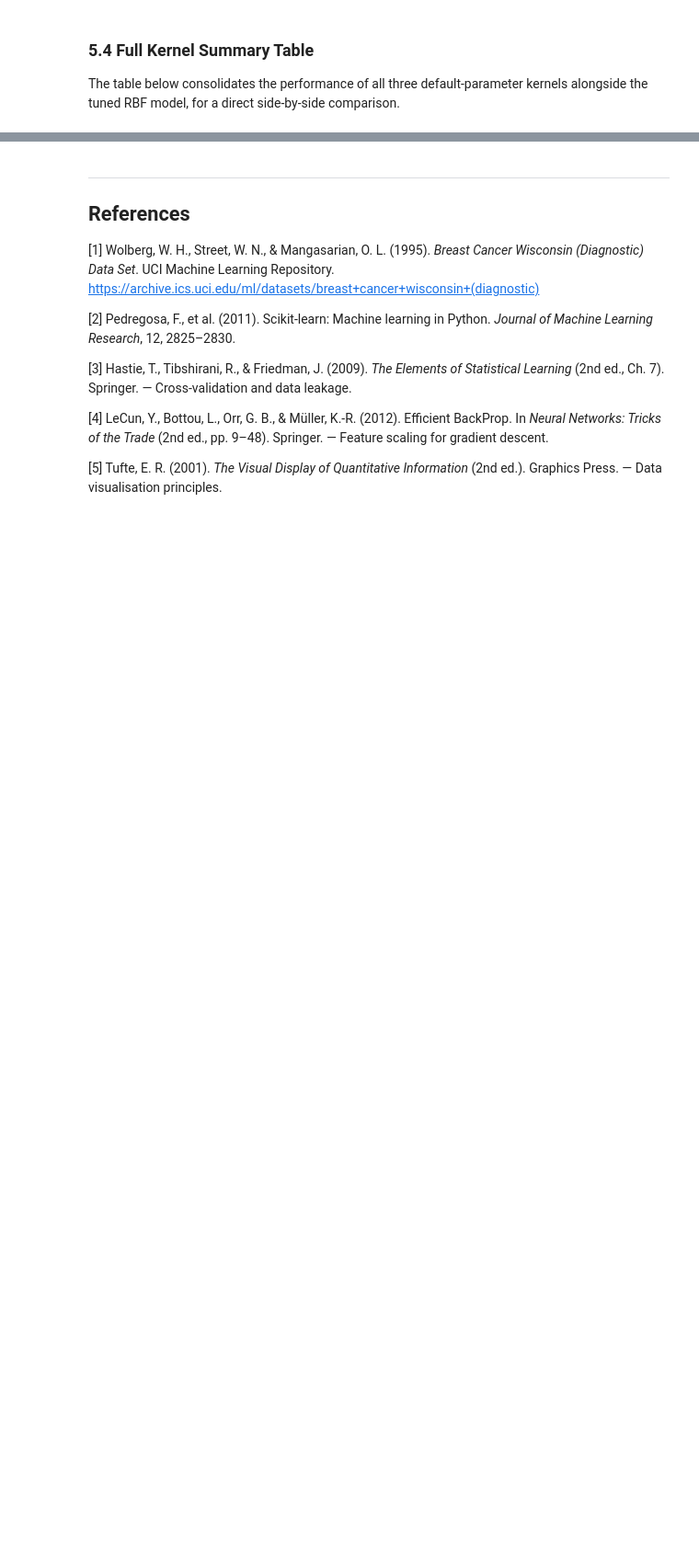
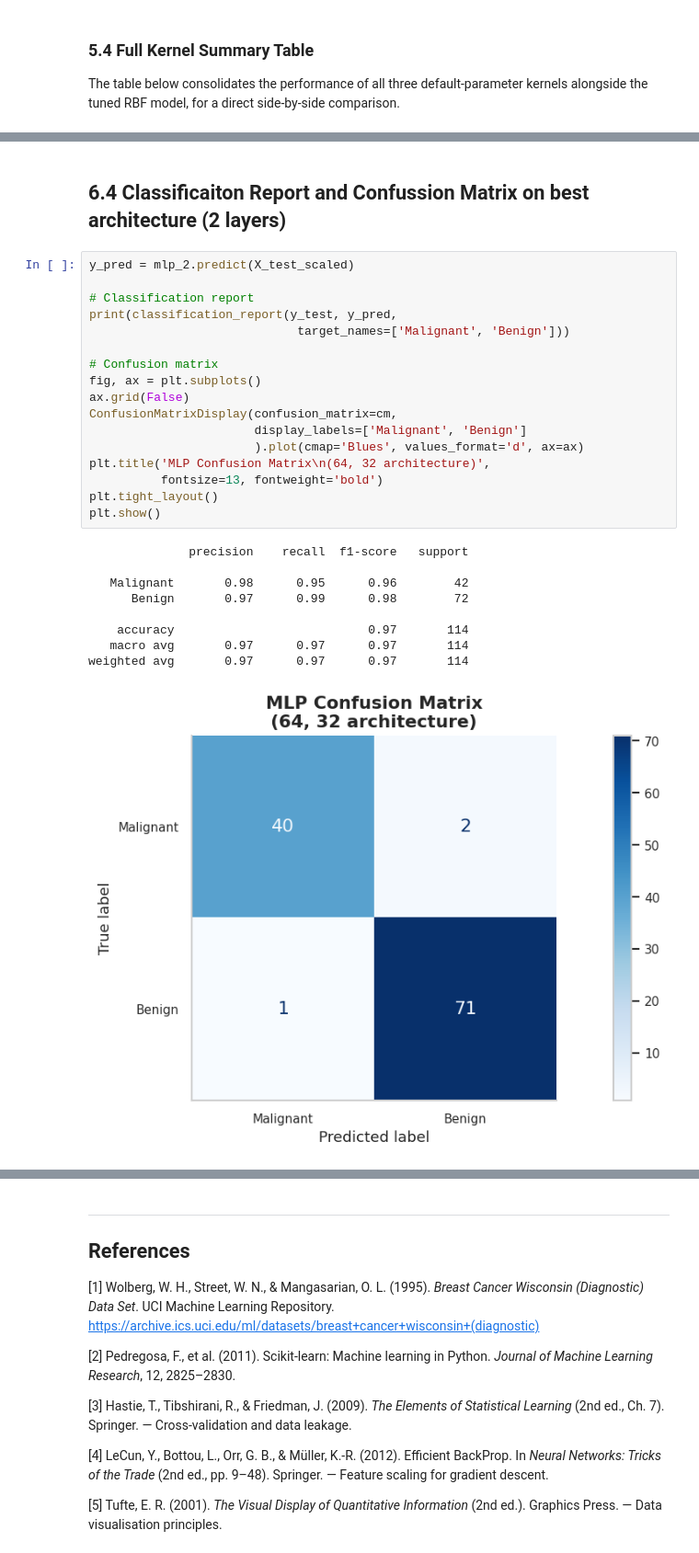
Before and after one commit to arriazuinigo/MACHINE_LEARNING, a Jupyter notebook: P2/jupyter_notebooks/Assignment2_ALL.ipynb, the cells around one changed output, grey strips where cells are left out. Shown at 92% size. Drawn from its saved outputs; the diff is of its cells as text; blank space fills up the shorter version.

```diff
--- a/P2/jupyter_notebooks/Assignment2_ALL.ipynb
+++ b/P2/jupyter_notebooks/Assignment2_ALL.ipynb
@@ -1555,0 +1726,29 @@ Full SVM summary (including tuned RBF):
+# %% [markdown]
+## 6.4 Classificaiton Report and Confussion Matrix on best architecture (2 layers)
+# %%
+y_pred = mlp_2.predict(X_test_scaled)
+
+# Classification report
+print(classification_report(y_test, y_pred,
+                             target_names=['Malignant', 'Benign']))
+
+# Confusion matrix
+fig, ax = plt.subplots()
+ax.grid(False)
+ConfusionMatrixDisplay(confusion_matrix=cm,
+                       display_labels=['Malignant', 'Benign']
+                       ).plot(cmap='Blues', values_format='d', ax=ax)
+plt.title('MLP Confusion Matrix\n(64, 32 architecture)',
+          fontsize=13, fontweight='bold')
+plt.tight_layout()
+plt.show()
+# %% [output]
+              precision    recall  f1-score   support
+
+   Malignant       0.98      0.95      0.96        42
+      Benign       0.97      0.99      0.98        72
+
+    accuracy                           0.97       114
+   macro avg       0.97      0.97      0.97       114
+weighted avg       0.97      0.97      0.97       114
+[figure, added]
```
Also changed, not shown: parts of 32 cells of this notebook, 25 other files.
